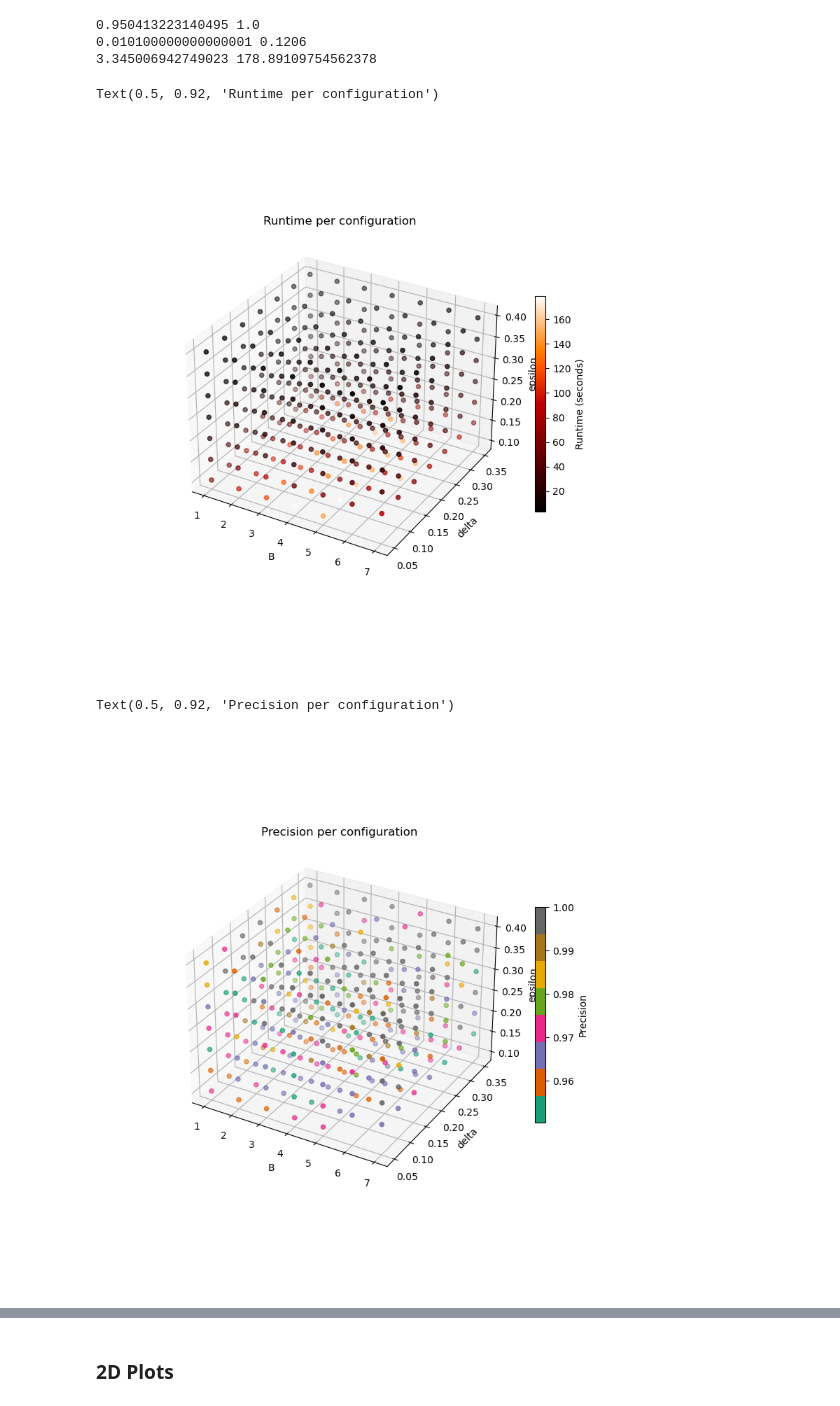
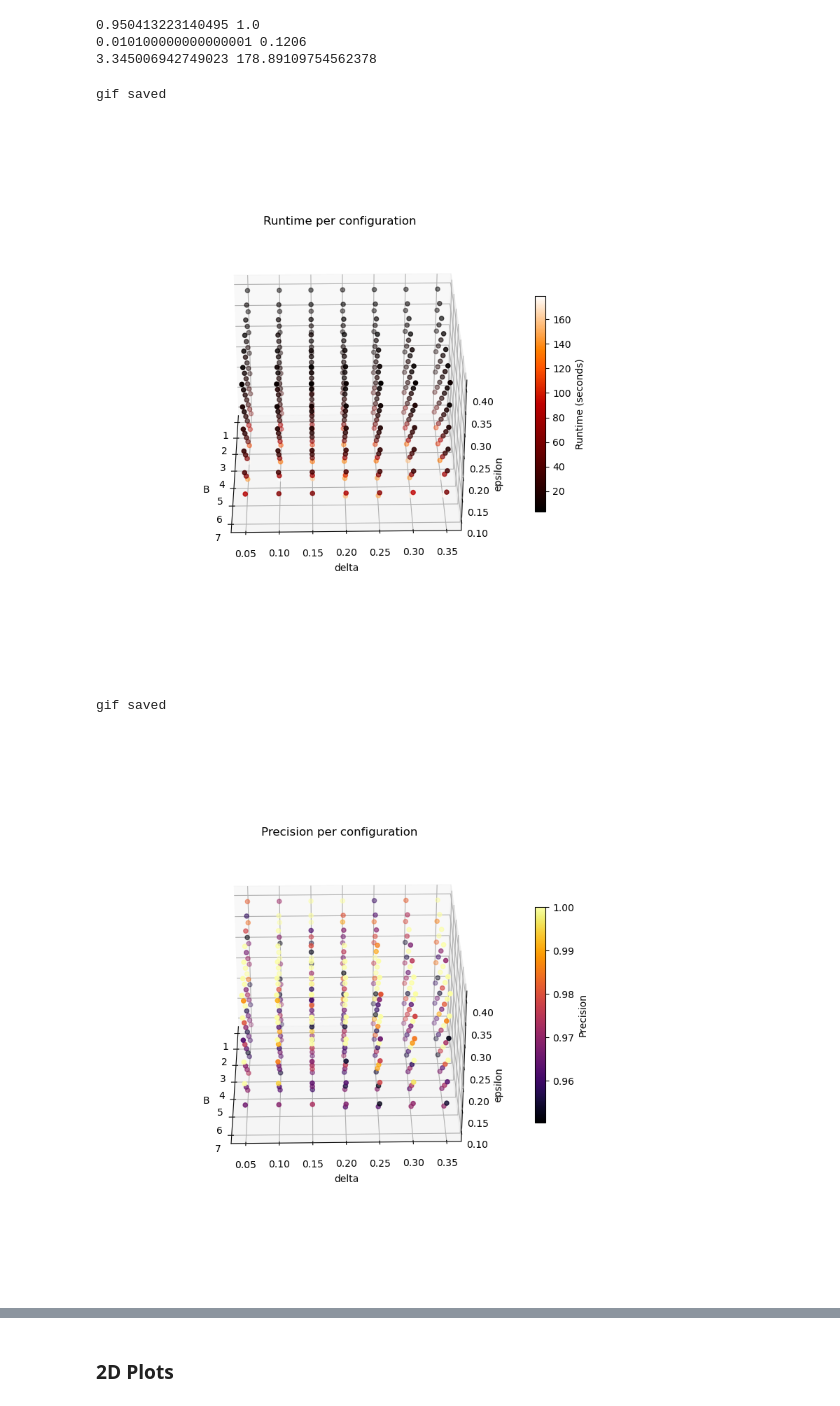
Before and after one commit to LUH-AI/Ginger-Anchors, a Jupyter notebook: src/plots.ipynb, the cells around one changed output, grey strips where cells are left out. Cells and saved outputs as stored; diff of their text form; code cells hidden in the pictures.

Commit message:
3d plot animations

```diff
--- a/src/plots.ipynb
+++ b/src/plots.ipynb
@@ -21,7 +22,7 @@ minima = df["precision"].min()
 maxima = df["precision"].max()
 print(minima, maxima)
 norm = matplotlib.colors.Normalize(vmin=minima, vmax=maxima, clip=True)
-mapper_precision = cm.ScalarMappable(norm=norm, cmap="Dark2")
+mapper_precision = cm.ScalarMappable(norm=norm, cmap="inferno")
 df["p_color"] = df["precision"].apply(lambda p : mapper_precision.to_rgba(p))
 
 minima = df["coverage"].min()
@@ -41,6 +42,18 @@ df["t_color"] = df["clock_time"].apply(lambda t : mapper_time.to_rgba(t))
 0.950413223140495 1.0
 0.010100000000000001 0.1206
 3.345006942749023 178.89109754562378
+# %%
+def animate(i):
+    ax.view_init(azim=i)
+    return fig,
+
+def save_gif(fig, path):
+    scatter_anim = animation.FuncAnimation(fig, animate, 360, blit=False)
+    writer_gif = animation.PillowWriter(fps=30)
+    scatter_anim.save(path, writer=writer_gif)
+    print("gif saved")
+
+save_gifs = True
 # %%
 %matplotlib widget
 fig = plt.figure(figsize=(8,8))
@@ -53,24 +66,32 @@ ax.set_xlabel('B')
 ax.set_ylabel('delta')
 ax.set_zlabel('epsilon')
 ax.set_title("Runtime per configuration")
+
+if save_gifs:
+    f = r"C:\Users\Julian\Documents\UNi\IML\project\gifs\3d_scatter_runtime.gif"
+    save_gif(fig, f)
 # %% [output]
-Text(0.5, 0.92, 'Runtime per configuration')
+gif saved
-[figure, old version]
+[figure, new version]
 # %%
 %matplotlib widget
 fig = plt.figure(figsize=(8,8))
 ax = fig.add_subplot(projection='3d')
 
 scatter = ax.scatter3D(df["B"], df["delta"], df["epsilon"], marker="o", color=df["p_color"])
 bar = fig.colorbar(mapper_precision, shrink=0.5)
 bar.set_label("Precision")
 ax.set_xlabel('B')
 ax.set_ylabel('delta')
 ax.set_zlabel('epsilon')
 ax.set_title("Precision per configuration")
+
+if save_gifs:
+    f = r"C:\Users\Julian\Documents\UNi\IML\project\gifs\3d_scatter_precision.gif"
+    save_gif(fig, f)
 # %% [output]
-Text(0.5, 0.92, 'Precision per configuration')
+gif saved
-[figure, old version]
+[figure, new version]
 # %%
 %matplotlib widget
 fig = plt.figure(figsize=(8,8))
```
Also changed, not shown: parts of 4 cells of this notebook.
